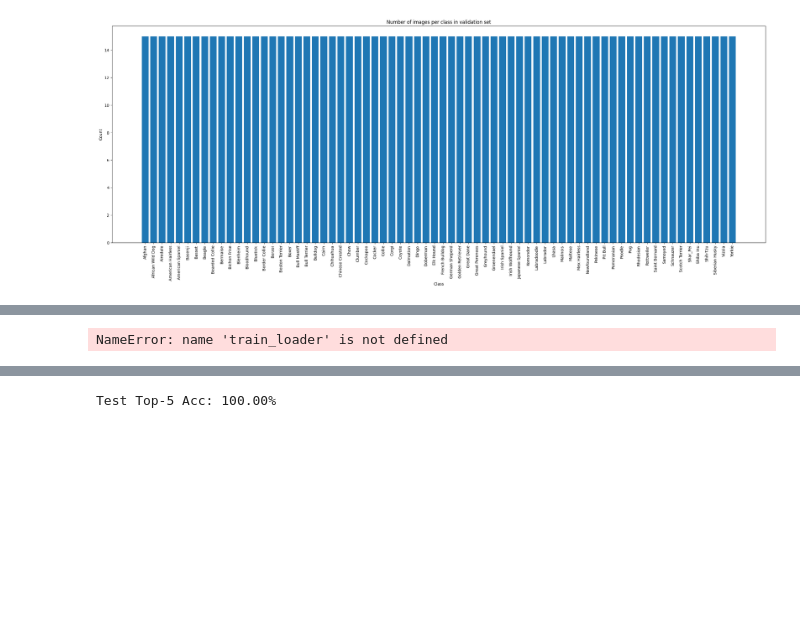
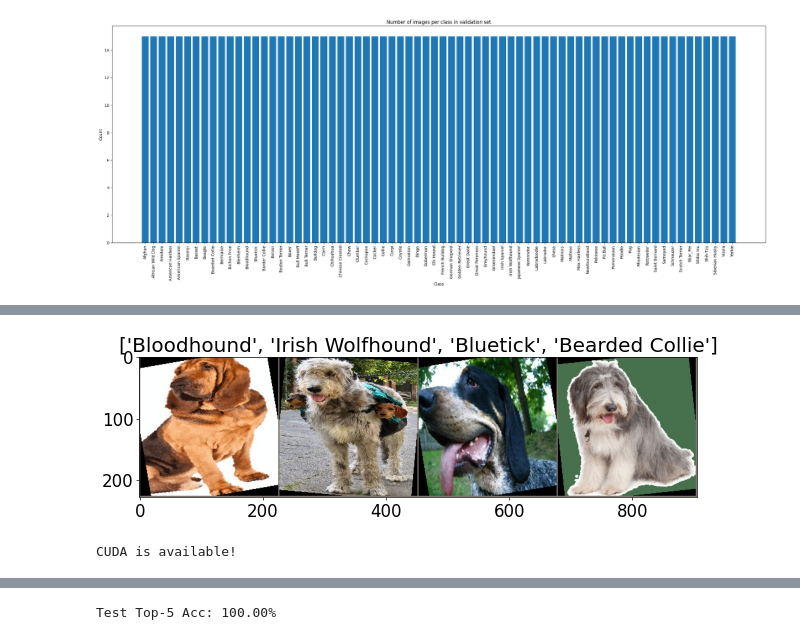
Before and after one commit to chrismontes22/Dog-Classification, a Jupyter notebook: Image Classification Pipeline/Training an Image Classification Model.ipynb, the cells around one changed output, grey strips where cells are left out. Drawn from its saved outputs; the diff is of its cells as text; code cells hidden in the pictures; blank space fills up the shorter version.

```diff
--- a/Image Classification Pipeline/Training an Image Classification Model.ipynb
+++ b/Image Classification Pipeline/Training an Image Classification Model.ipynb
@@ -142,20 +137,0 @@ CUDA is available!
-# %%
-import wandb
-
-model_name = "resnet18"
-mod = getattr(models, model_name)
-
-lr = .016142535033592663
-num_epochs = 25
-batch_size = 64
-
-wandb.login()
-wandb.init(
-    project="Dog Classification Project",
-    config={
-        "learning_rate": lr,
-        "batch_size": batch_size,
-        "model_architecture": model_name,  # Use the model name string here
-        "epochs": num_epochs,
-    }
-)
@@ -287,24 +260,40 @@ Gini Index: 0.11656538502180151
 # %%
+"""These dataloaders are simply for the purpose of visualizing the data. I will be using different dataloaders in the objective function
+for optuna, where batch_size will be a hperparameter catigorical variable."""
+train_loader = torch.utils.data.DataLoader(train_dataset, batch_size=32, shuffle=True, num_workers=0)
+val_loader = torch.utils.data.DataLoader(val_dataset, batch_size=32, shuffle=False, num_workers=0)
+test_loader = torch.utils.data.DataLoader(test_dataset, batch_size=32, shuffle=False, num_workers=0)
+
 plt.rcParams['figure.figsize'] = [12, 8]
 plt.rcParams['figure.dpi'] = 60
 plt.rcParams.update({'font.size': 20})
 def imshow(input, title):
     # torch.Tensor => numpy
     input = input.numpy().transpose((1, 2, 0))
     # undo image normalization
     mean = np.array([0.485, 0.456, 0.406])
     std = np.array([0.229, 0.224, 0.225])
     input = std * input + mean
     input = np.clip(input, 0, 1)
     # display images
     plt.imshow(input)
     plt.title(title)
     plt.show()
 # load a batch of train image
 iterator = iter(train_loader)
 # visualize a batch of train image
 inputs, classes = next(iterator)
 out = torchvision.utils.make_grid(inputs[:4])
 imshow(out, title=[class_names[x] for x in classes[:4]])
 # %% [output]
-NameError: name 'train_loader' is not defined
+[figure, added]
+# %%
+device = "cuda" if torch.cuda.is_available() else "cpu"
+use_cuda = torch.cuda.is_available()
+
+if torch.cuda.is_available():
+  print("CUDA is available!")
+else:
+  print("CUDA is not available.")
+# %% [output]
+CUDA is available!
```
Also changed, not shown: parts of 26 cells of this notebook.
